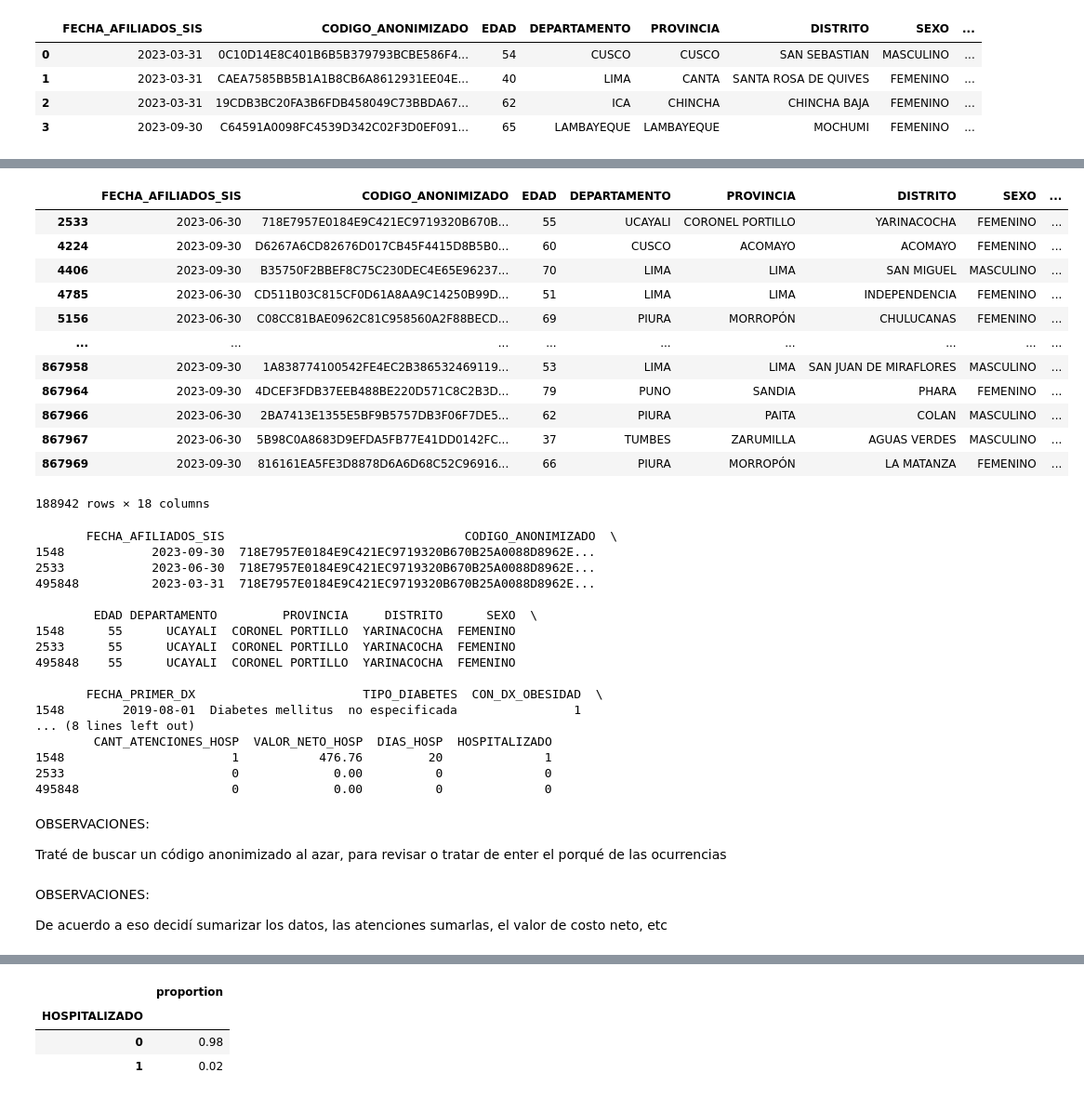
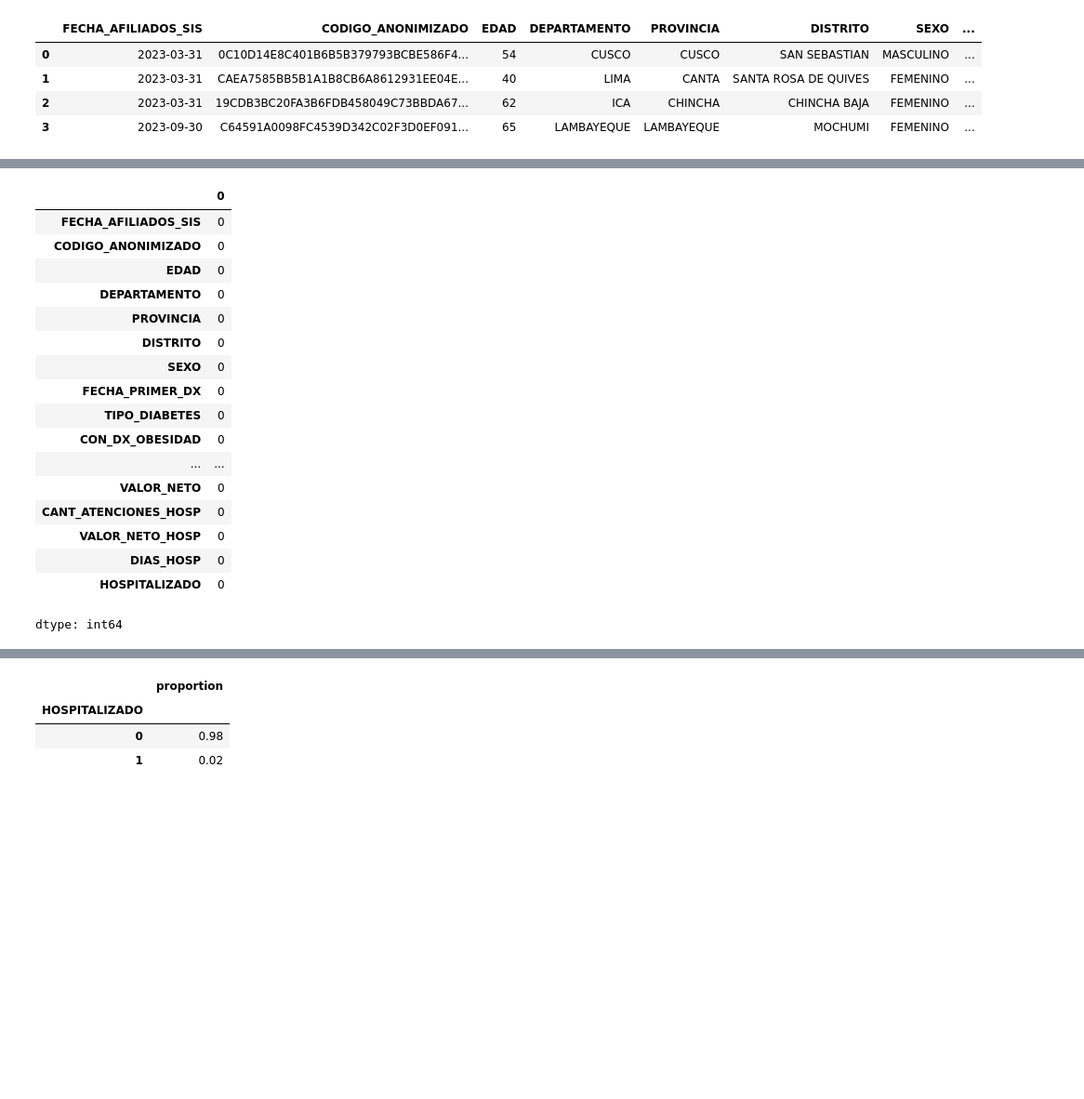
Before and after one commit to Sergius-DS/elecciOn_datasets, a Jupyter notebook: Dataset_Reducido.ipynb, the cells around one changed output, grey strips where cells are left out. Shown at 93% size. Drawn from its saved outputs; the diff is of its cells as text; code cells hidden in the pictures; blank space fills up the shorter version.

```diff
--- a/Dataset_Reducido.ipynb
+++ b/Dataset_Reducido.ipynb
@@ -39,2 +60,2 @@ ds.head(4)
 # %%
-ds[ds['FECHA_AFILIADOS_SIS'] == '2023-06-30']
+ds = ds[ds['FECHA_AFILIADOS_SIS'] >= '2023-09-01']
@@ -55,40 +83,21 @@ ds[ds['FECHA_AFILIADOS_SIS'] == '2023-06-30']
 # %%
-ds[ds[['CODIGO_ANONIMIZADO',	'EDAD','DEPARTAMENTO','PROVINCIA']].duplicated()]
+ds[ds['CODIGO_ANONIMIZADO'].duplicated()].count()
 # %% [output]
-|  | FECHA_AFILIADOS_SIS | CODIGO_ANONIMIZADO | EDAD | DEPARTAMENTO | PROVINCIA | DISTRITO | SEXO | ... |
-| 2533 | 2023-06-30 | 718E7957E0184E9C421EC9719320B670B... | 55 | UCAYALI | CORONEL PORTILLO | YARINACOCHA | FEMENINO | ... |
-| 4224 | 2023-09-30 | D6267A6CD82676D017CB45F4415D8B5B0... | 60 | CUSCO | ACOMAYO | ACOMAYO | FEMENINO | ... |
-| 4406 | 2023-09-30 | B35750F2BBEF8C75C230DEC4E65E96237... | 70 | LIMA | LIMA | SAN MIGUEL | MASCULINO | ... |
-| 4785 | 2023-06-30 | CD511B03C815CF0D61A8AA9C14250B99D... | 51 | LIMA | LIMA | INDEPENDENCIA | FEMENINO | ... |
-| 5156 | 2023-06-30 | C08CC81BAE0962C81C958560A2F88BECD... | 69 | PIURA | MORROPÓN | CHULUCANAS | FEMENINO | ... |
-| ... | ... | ... | ... | ... | ... | ... | ... | ... |
-| 867958 | 2023-09-30 | 1A838774100542FE4EC2B386532469119... | 53 | LIMA | LIMA | SAN JUAN DE MIRAFLORES | MASCULINO | ... |
-| 867964 | 2023-09-30 | 4DCEF3FDB37EEB488BE220D571C8C2B3D... | 79 | PUNO | SANDIA | PHARA | FEMENINO | ... |
-| 867966 | 2023-06-30 | 2BA7413E1355E5BF9B5757DB3F06F7DE5... | 62 | PIURA | PAITA | COLAN | MASCULINO | ... |
-| 867967 | 2023-06-30 | 5B98C0A8683D9EFDA5FB77E41DD0142FC... | 37 | TUMBES | ZARUMILLA | AGUAS VERDES | MASCULINO | ... |
-| 867969 | 2023-09-30 | 816161EA5FE3D8878D6A6D68C52C96916... | 66 | PIURA | MORROPÓN | LA MATANZA | FEMENINO | ... |
+|  | 0 |
+| FECHA_AFILIADOS_SIS | 0 |
+| CODIGO_ANONIMIZADO | 0 |
+| EDAD | 0 |
+| DEPARTAMENTO | 0 |
+| PROVINCIA | 0 |
+| DISTRITO | 0 |
+| SEXO | 0 |
+| FECHA_PRIMER_DX | 0 |
+| TIPO_DIABETES | 0 |
+| CON_DX_OBESIDAD | 0 |
+| ... | ... |
+| VALOR_NETO | 0 |
+| CANT_ATENCIONES_HOSP | 0 |
+| VALOR_NETO_HOSP | 0 |
+| DIAS_HOSP | 0 |
+| HOSPITALIZADO | 0 |
-188942 rows × 18 columns
+dtype: int64
-# %%
-print(ds[ds['CODIGO_ANONIMIZADO'].str.startswith('718E7957E0184E9C421EC9719320B670')])
-# %% [output]
-       FECHA_AFILIADOS_SIS                                 CODIGO_ANONIMIZADO  \
-1548            2023-09-30  718E7957E0184E9C421EC9719320B670B25A0088D8962E...
-2533            2023-06-30  718E7957E0184E9C421EC9719320B670B25A0088D8962E...
-495848          2023-03-31  718E7957E0184E9C421EC9719320B670B25A0088D8962E...
-
-        EDAD DEPARTAMENTO         PROVINCIA     DISTRITO      SEXO  \
-1548      55      UCAYALI  CORONEL PORTILLO  YARINACOCHA  FEMENINO
-2533      55      UCAYALI  CORONEL PORTILLO  YARINACOCHA  FEMENINO
-495848    55      UCAYALI  CORONEL PORTILLO  YARINACOCHA  FEMENINO
-
-       FECHA_PRIMER_DX                       TIPO_DIABETES  CON_DX_OBESIDAD  \
-1548        2019-08-01  Diabetes mellitus  no especificada                1
-... (8 lines left out)
-        CANT_ATENCIONES_HOSP  VALOR_NETO_HOSP  DIAS_HOSP  HOSPITALIZADO
-1548                       1           476.76         20              1
-2533                       0             0.00          0              0
-495848                     0             0.00          0              0
-# %% [markdown]
-OBSERVACIONES:
-
-Traté de buscar un código anonimizado al azar, para revisar o tratar de enter el porqué de las ocurrencias
@@ -114,4 +103,0 @@ aggregado_ds = ds.groupby('CODIGO_ANONIMIZADO').agg({
-# %% [markdown]
-OBSERVACIONES:
-
-De acuerdo a eso decidí sumarizar los datos, las atenciones sumarlas, el valor de costo neto, etc
```
Also changed, not shown: parts of 14 cells of this notebook.
